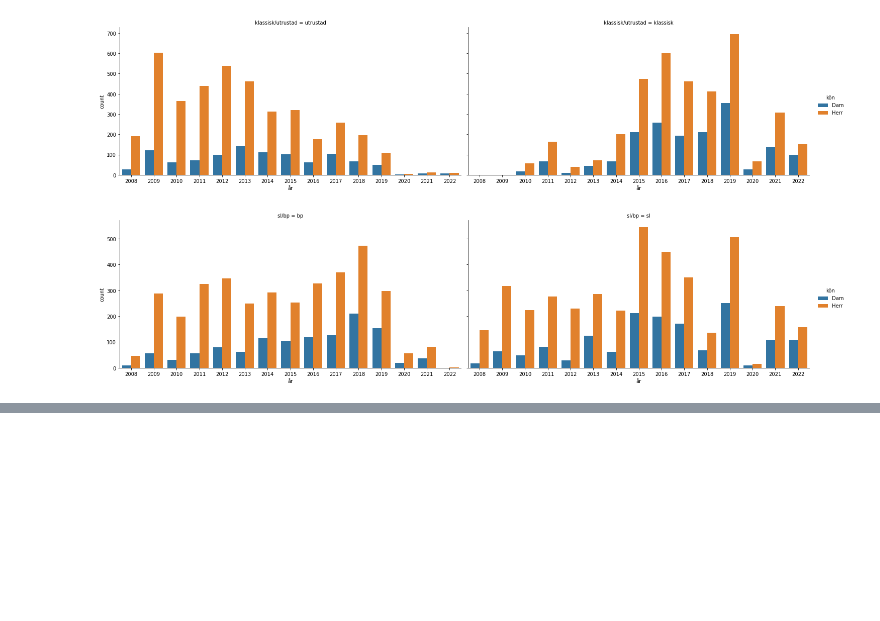
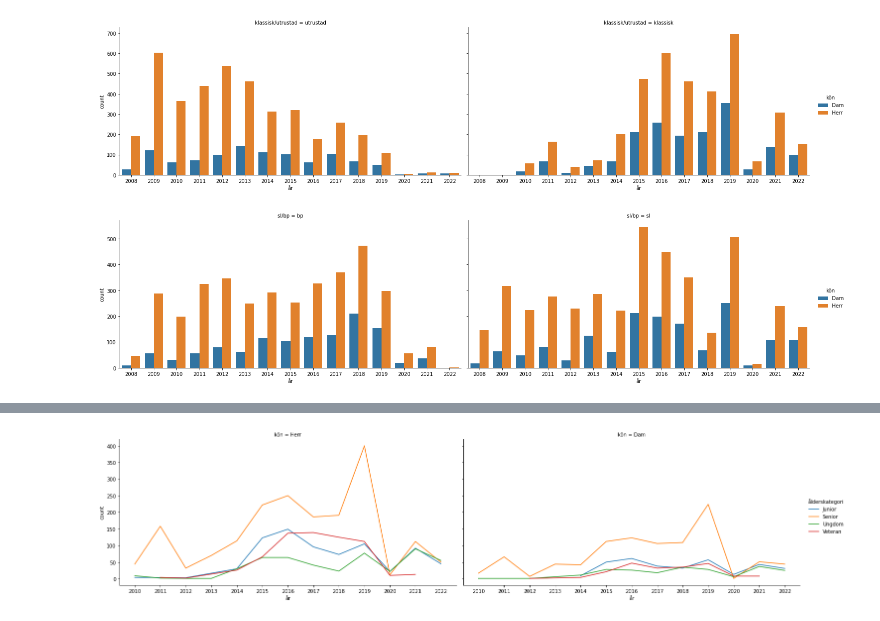
Before and after one commit to ErikHartman/styrkelyft, a Jupyter notebook: ssf_ranking.ipynb, the cells around one changed output, grey strips where cells are left out. Saved outputs shown, nothing was run; the diff lists cells and outputs as text; code cells hidden in the pictures; blank space fills up the shorter version.

```diff
--- a/ssf_ranking.ipynb
+++ b/ssf_ranking.ipynb
@@ -346,0 +343,6 @@ g = sns.catplot(x="år", hue="kön", kind='count',aspect=2,
+# %%
+ålder_kön = df[df['klassisk/utrustad'] == 'klassisk'].groupby(['år','ålderskategori','kön'], as_index=False).sum()
+g = sns.relplot(x="år", y='count', hue="ålderskategori", aspect=2, kind='line',
+            col='kön', data=ålder_kön)
+# %% [output]
+[figure, added]
```
Also changed, not shown: parts of 20 cells of this notebook, 1 other file.
